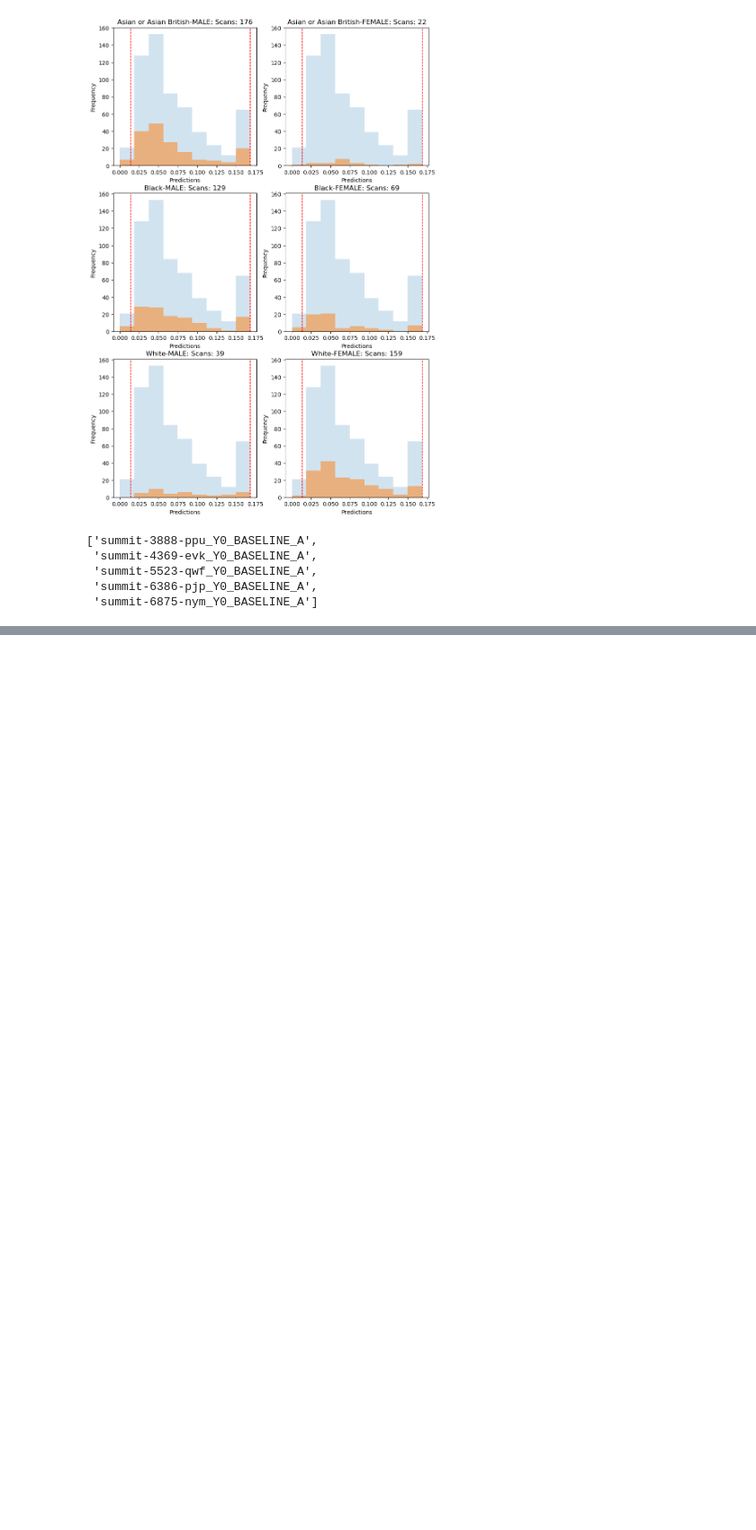
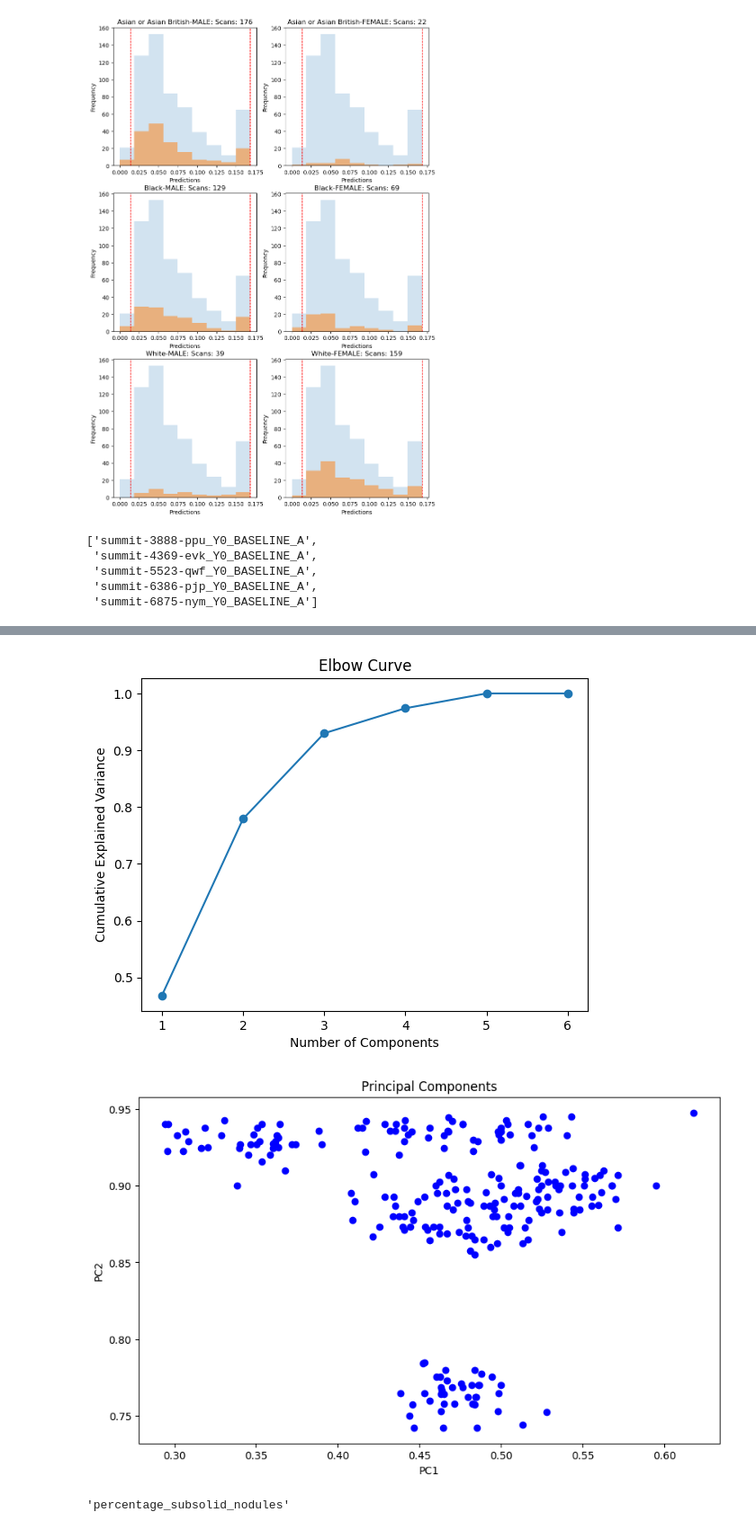
Before and after one commit to johnmccabe44/fairness-in-nodule-detection, a Jupyter notebook: workflows/prototype.ipynb, the cells around one changed output, grey strips where cells are left out. Shown at 90% size. Cells and saved outputs as stored; diff of their text form; code cells hidden in the pictures; blank space fills up the shorter version.

```diff
--- a/workflows/prototype.ipynb
+++ b/workflows/prototype.ipynb
@@ -844,0 +983,49 @@ for idx, thresh in enumerate(thresh_itp[indices]):
+# %%
+from sklearn.decomposition import PCA
+import numpy as np
+import matplotlib.pyplot as plt
+
+
+pca_data = data[[
+        'cpm',
+        'percentage_zero_nodules',
+        'percentage_solid_nodules',
+        'percentage_subsolid_nodules',
+        'percentage_partsolid_nodules',
+        'percentage_calcified_nodules'
+    ]]
+
+pca = PCA()
+pca.fit(pca_data)
+
+
+explained_variance = pca.explained_variance_ratio_
+# Calculate the cumulative explained variance
+cumulative_variance = np.cumsum(explained_variance)
+
+# Plot the elbow curve
+plt.plot(range(1, len(explained_variance) + 1), cumulative_variance, marker='o')
+plt.xlabel('Number of Components')
+plt.ylabel('Cumulative Explained Variance')
+plt.title('Elbow Curve')
+plt.show()
+
+
+# Plot the first 3 principal components
+fig = plt.figure(figsize=(10, 6))
+ax = fig.add_subplot()
+ax.scatter(pca_data.iloc[:, 0], pca_data.iloc[:, 1], c='b', marker='o')
+ax.set_xlabel('PC1')
+ax.set_ylabel('PC2')
+ax.set_title('Principal Components')
+plt.show()
+
+
+# Find the original columns that are the biggest contributors to the first principal component
+component_idx = np.argmax(pca.components_[0])
+original_columns = pca_data.columns[component_idx]
+original_columns
+# %% [output]
+[figure, added]
+[figure, added]
+'percentage_subsolid_nodules'
```
Also changed, not shown: parts of 2 cells of this notebook, 3 other files.
